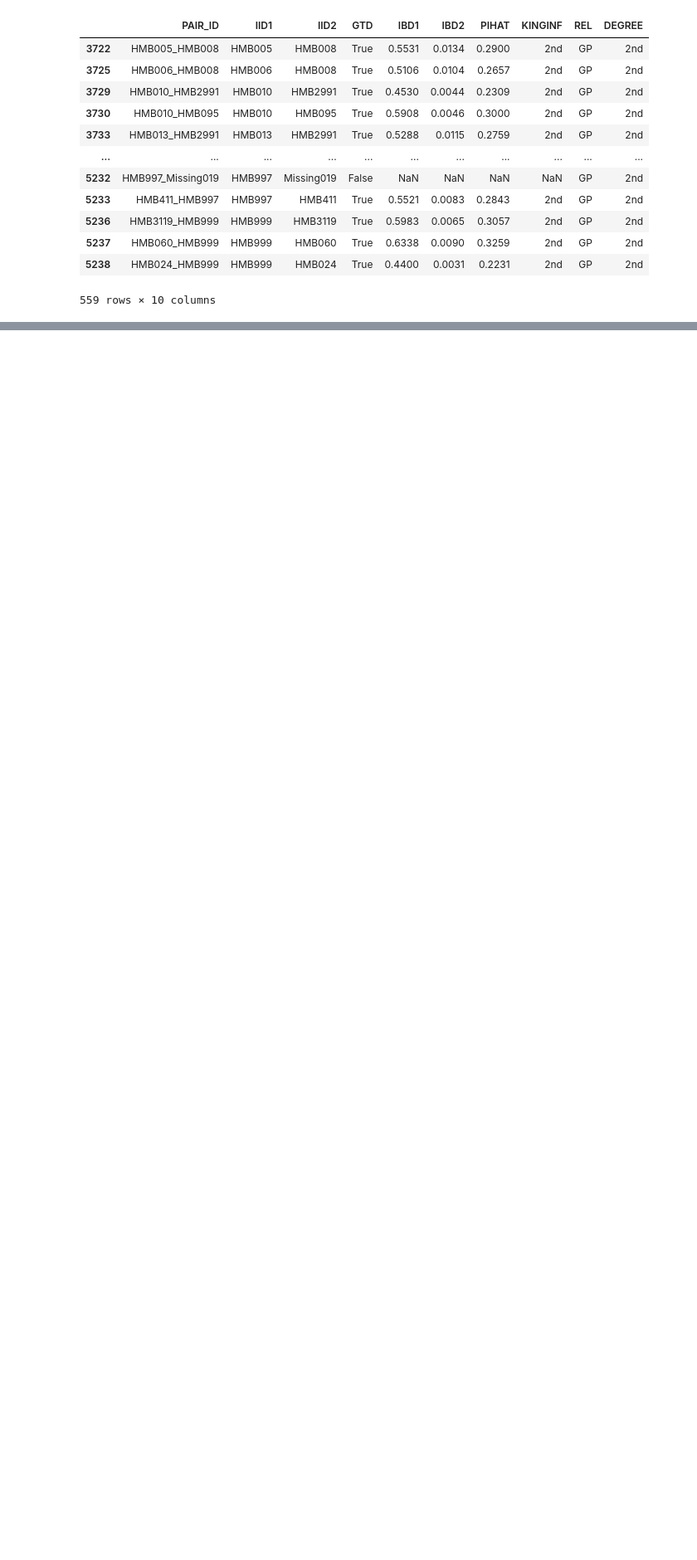
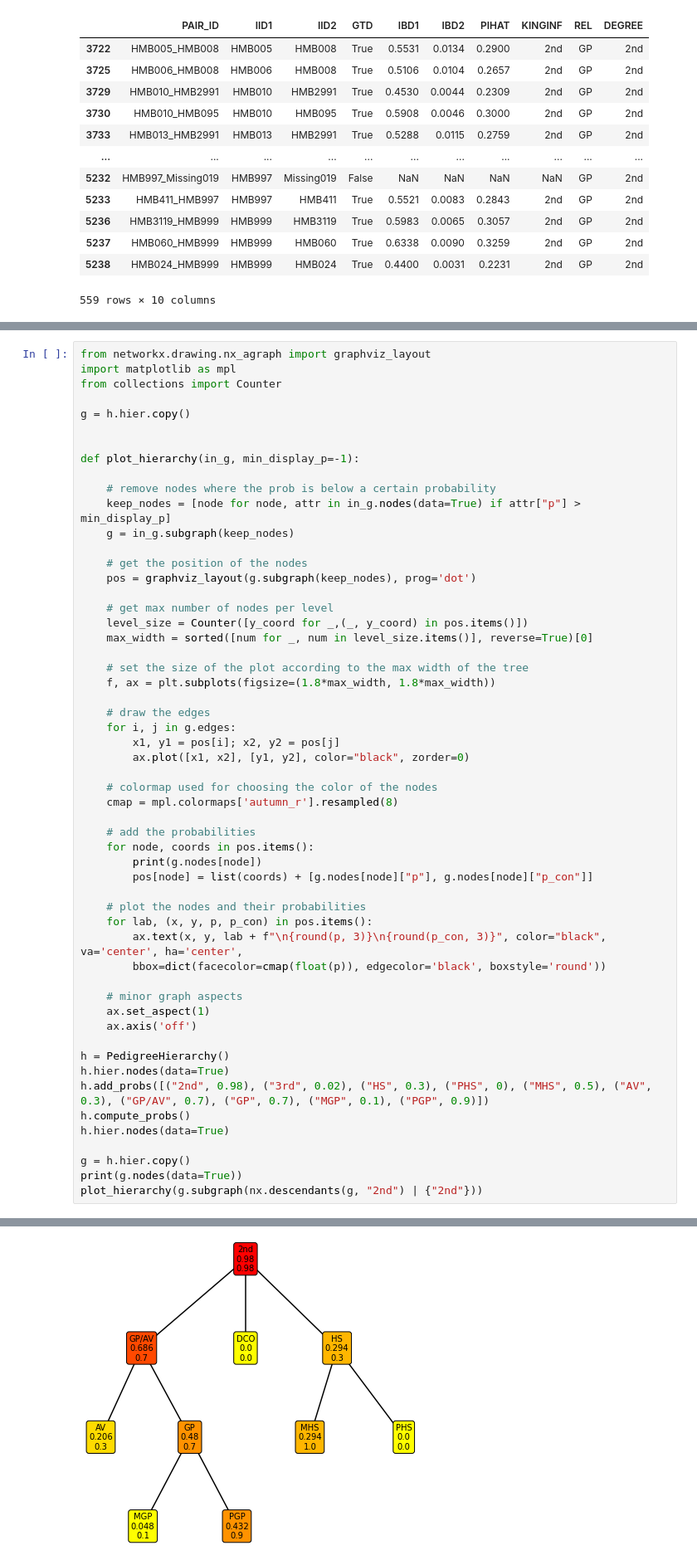
Before and after one commit to williamscole/PonderosaBeta, a Jupyter notebook: scratch.ipynb, the cells around one changed output, grey strips where cells are left out. Shown at 83% size. Cells and saved outputs as stored; diff of their text form; blank space fills up the shorter version.

```diff
--- a/scratch.ipynb
+++ b/scratch.ipynb
@@ -476,0 +757,56 @@ pairs_df[pairs_df.REL == "GP"]
+# %%
+from networkx.drawing.nx_agraph import graphviz_layout
+import matplotlib as mpl
+from collections import Counter
+
+g = h.hier.copy()
+
+
+def plot_hierarchy(in_g, min_display_p=-1):
+
+    # remove nodes where the prob is below a certain probability
+    keep_nodes = [node for node, attr in in_g.nodes(data=True) if attr["p"] > min_display_p]
+    g = in_g.subgraph(keep_nodes)
+
+    # get the position of the nodes
+    pos = graphviz_layout(g.subgraph(keep_nodes), prog='dot')
+
+    # get max number of nodes per level
+    level_size = Counter([y_coord for _,(_, y_coord) in pos.items()])
+    max_width = sorted([num for _, num in level_size.items()], reverse=True)[0]
+
+    # set the size of the plot according to the max width of the tree
+    f, ax = plt.subplots(figsize=(1.8*max_width, 1.8*max_width))
+
+    # draw the edges
+    for i, j in g.edges:
+        x1, y1 = pos[i]; x2, y2 = pos[j]
+        ax.plot([x1, x2], [y1, y2], color="black", zorder=0)
+
+    # colormap used for choosing the color of the nodes
+    cmap = mpl.colormaps['autumn_r'].resampled(8)
+
+    # add the probabilities
+    for node, coords in pos.items():
+        print(g.nodes[node])
+        pos[node] = list(coords) + [g.nodes[node]["p"], g.nodes[node]["p_con"]]
+
+    # plot the nodes and their probabilities
+    for lab, (x, y, p, p_con) in pos.items():
+        ax.text(x, y, lab + f"\n{round(p, 3)}\n{round(p_con, 3)}", color="black", va='center', ha='center',
+        bbox=dict(facecolor=cmap(float(p)), edgecolor='black', boxstyle='round'))
+
+    # minor graph aspects
+    ax.set_aspect(1)
+    ax.axis('off')
+
+h = PedigreeHierarchy()
+h.hier.nodes(data=True)
+h.add_probs([("2nd", 0.98), ("3rd", 0.02), ("HS", 0.3), ("PHS", 0), ("MHS", 0.5), ("AV", 0.3), ("GP/AV", 0.7), ("GP", 0.7), ("MGP", 0.1), ("PGP", 0.9)])
+h.compute_probs()
+h.hier.nodes(data=True)
+
+g = h.hier.copy()
+print(g.nodes(data=True))
+plot_hierarchy(g.subgraph(nx.descendants(g, "2nd") | {"2nd"}))
+# %% [output]
@@ -476,0 +824 @@ pairs_df[pairs_df.REL == "GP"]
+[figure, added]
```
Also changed, not shown: parts of 19 cells of this notebook, 21 other files.
